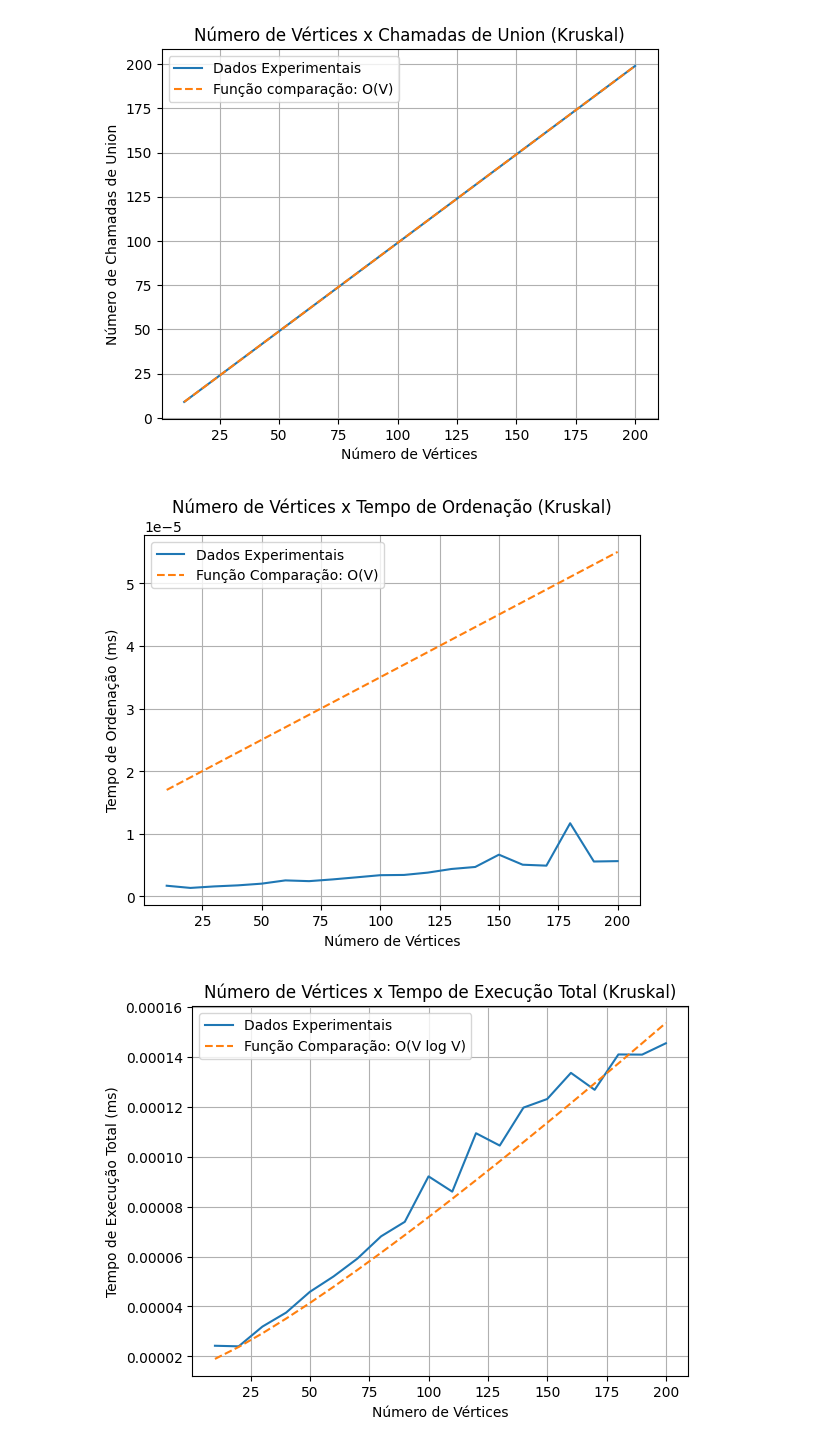
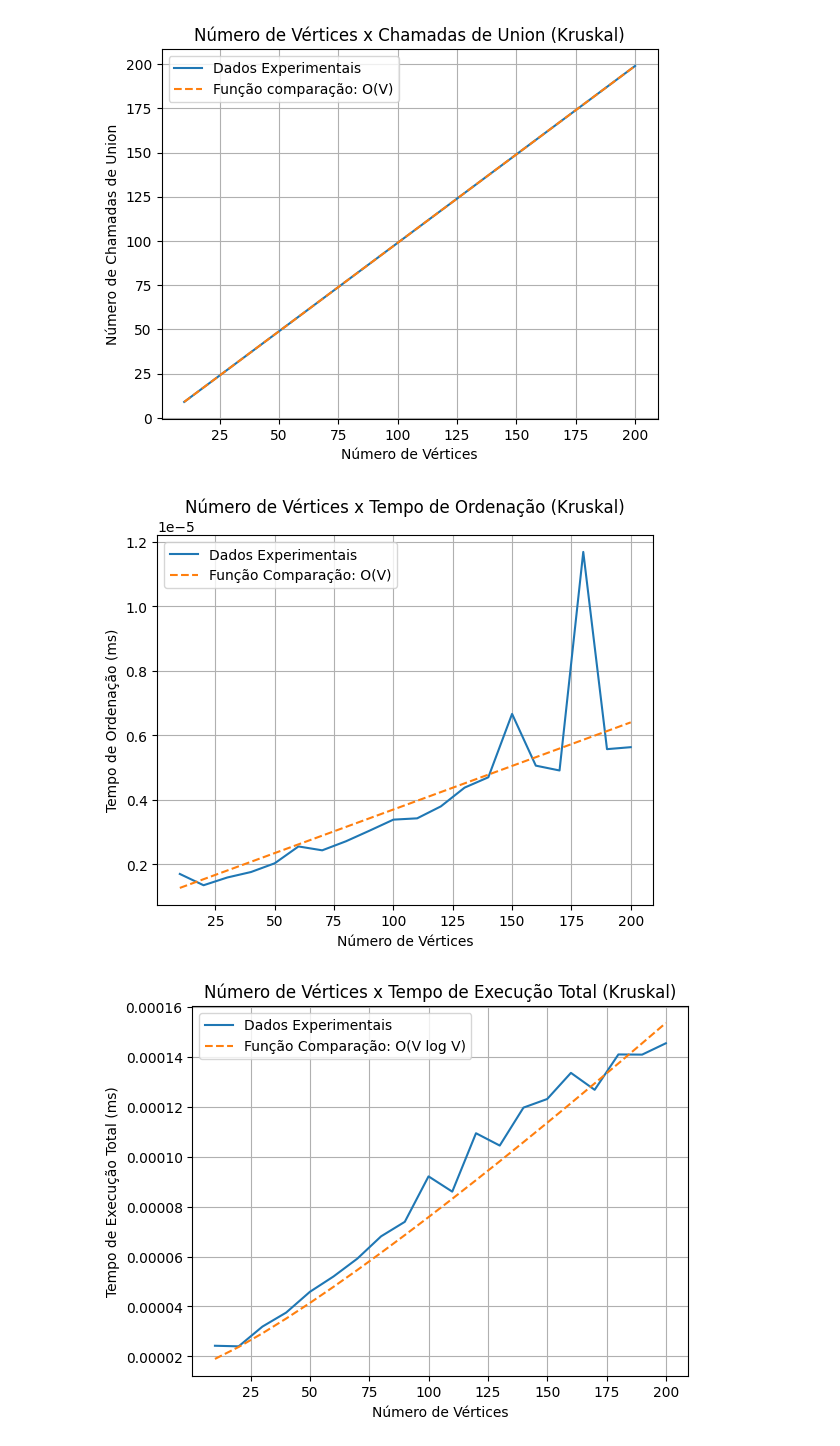
Before and after one commit to reali-705/cc-ufpa, a Jupyter notebook: atividade_2/dashboard.ipynb, the cells around one changed output. Cells and saved outputs as stored; diff of their text form; code cells hidden in the pictures.

```diff
--- a/atividade_2/dashboard.ipynb
+++ b/atividade_2/dashboard.ipynb
@@ -401,17 +401,17 @@ plotar(
 # %%
 plotar(
     df_kruskal_vertice_melhor,
     linha=df_kruskal_vertice_melhor.shape[0] - 1,
     coluna1="num_vertices",
     coluna2="tempo_sort",
     titulo="Número de Vértices x Tempo de Ordenação (Kruskal)",
     xlabel="Número de Vértices",
     ylabel="Tempo de Ordenação (ms)",
-    funcao_comparacao= lambda x : 20e-8 * x + 0.000015 ,
+    funcao_comparacao= lambda x : 27e-9 * x + 0.000001 ,
     tlabel="Função Comparação: O(V)"
 )
 # %% [output]
-[figure, old version]
+[figure, new version]
 # %%
 plotar(
     df_kruskal_vertice_melhor,
```
Also changed, not shown: parts of 1 cell of this notebook.
